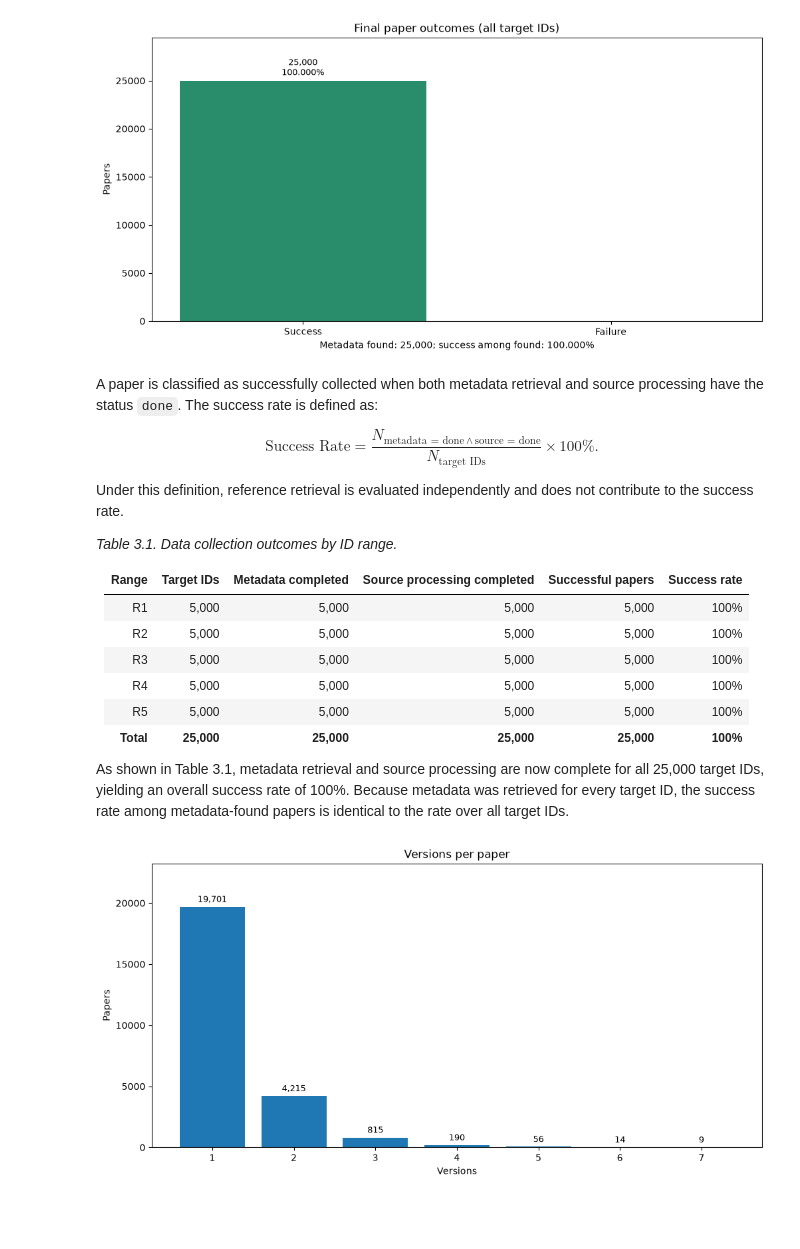
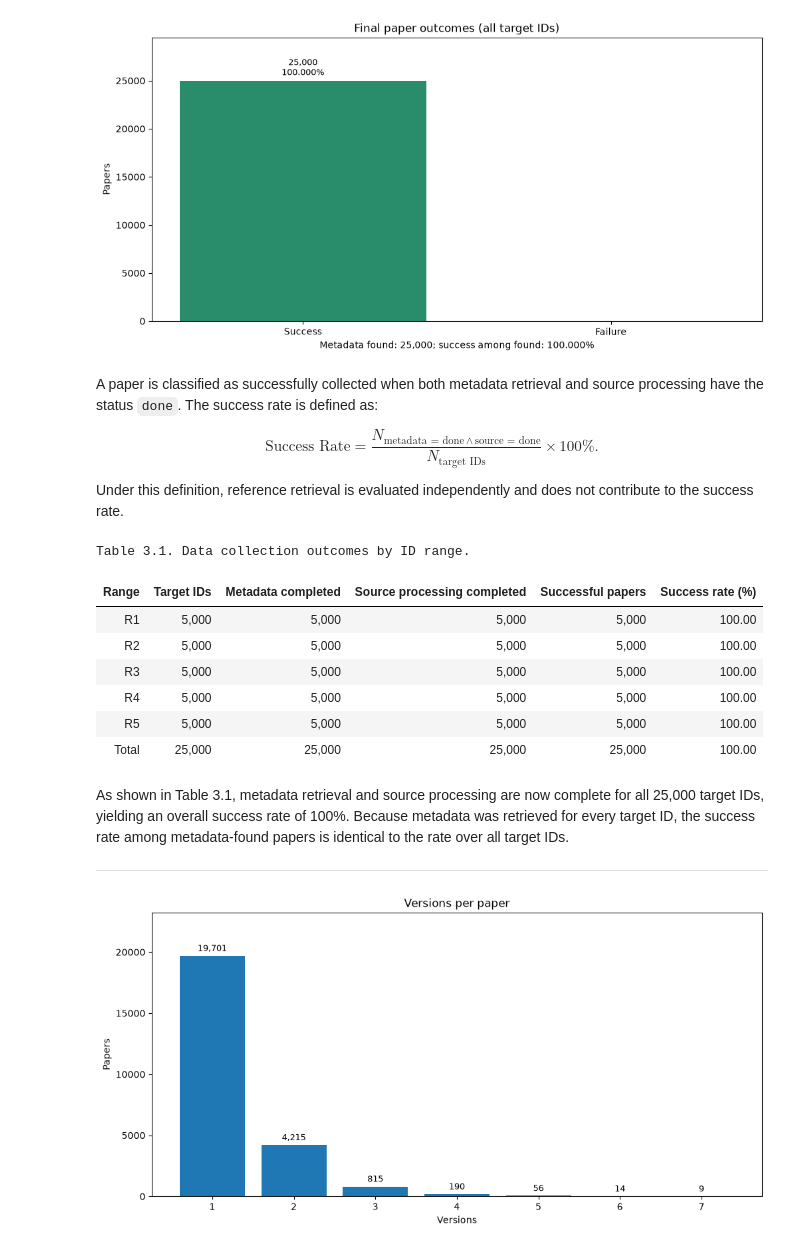
Before and after one commit to DuyNhat1705/Intro2DS-Group3-Report, a Jupyter notebook: Reports/Report1.ipynb, the cells around one changed output. Saved outputs shown, nothing was run; the diff lists cells and outputs as text; code cells hidden in the pictures; blank space fills up the shorter version.

```diff
--- a/Reports/Report1.ipynb
+++ b/Reports/Report1.ipynb
@@ -271,19 +284,24 @@ $$
 $$
 
 Under this definition, reference retrieval is evaluated independently and does not contribute to the success rate.
-
-*Table 3.1. Data collection outcomes by ID range.*
-
-| Range | Target IDs | Metadata completed | Source processing completed | Successful papers | Success rate |
-|---|---:|---:|---:|---:|---:|
-| R1 | 5,000 | 5,000 | 5,000 | 5,000 | 100% |
-| R2 | 5,000 | 5,000 | 5,000 | 5,000 | 100% |
-| R3 | 5,000 | 5,000 | 5,000 | 5,000 | 100% |
-| R4 | 5,000 | 5,000 | 5,000 | 5,000 | 100% |
-| R5 | 5,000 | 5,000 | 5,000 | 5,000 | 100% |
-| **Total** | **25,000** | **25,000** | **25,000** | **25,000** | **100%** |
-
-As shown in Table 3.1, metadata retrieval and source processing are now complete for all 25,000 target IDs, yielding an overall success rate of 100%. Because metadata was retrieved for every target ID, the success rate among metadata-found papers is identical to the rate over all target IDs.
+# %%
+display_report_table(
+    m1s3.collection_outcomes_table(),
+    'Table 3.1. Data collection outcomes by ID range.',
+)
+# %% [output]
+Table 3.1. Data collection outcomes by ID range.
+| Range | Target IDs | Metadata completed | Source processing completed | Successful papers | Success rate (%) |
+| R1 | 5,000 | 5,000 | 5,000 | 5,000 | 100.00 |
+| R2 | 5,000 | 5,000 | 5,000 | 5,000 | 100.00 |
+| R3 | 5,000 | 5,000 | 5,000 | 5,000 | 100.00 |
+| R4 | 5,000 | 5,000 | 5,000 | 5,000 | 100.00 |
+| R5 | 5,000 | 5,000 | 5,000 | 5,000 | 100.00 |
+| Total | 25,000 | 25,000 | 25,000 | 25,000 | 100.00 |
+# %% [markdown]
+As shown in Table 3.1, metadata retrieval and source processing are now complete for all 25,000 target IDs, yielding an overall success rate of 100%. Because metadata was retrieved for every target ID, the success rate among metadata-found papers is identical to the rate over all target IDs.
+
+---
 # %%
 num_version = m1s3.num_version_34()
 # %% [output]
```
Also changed, not shown: parts of 50 cells of this notebook, 4 other files.
